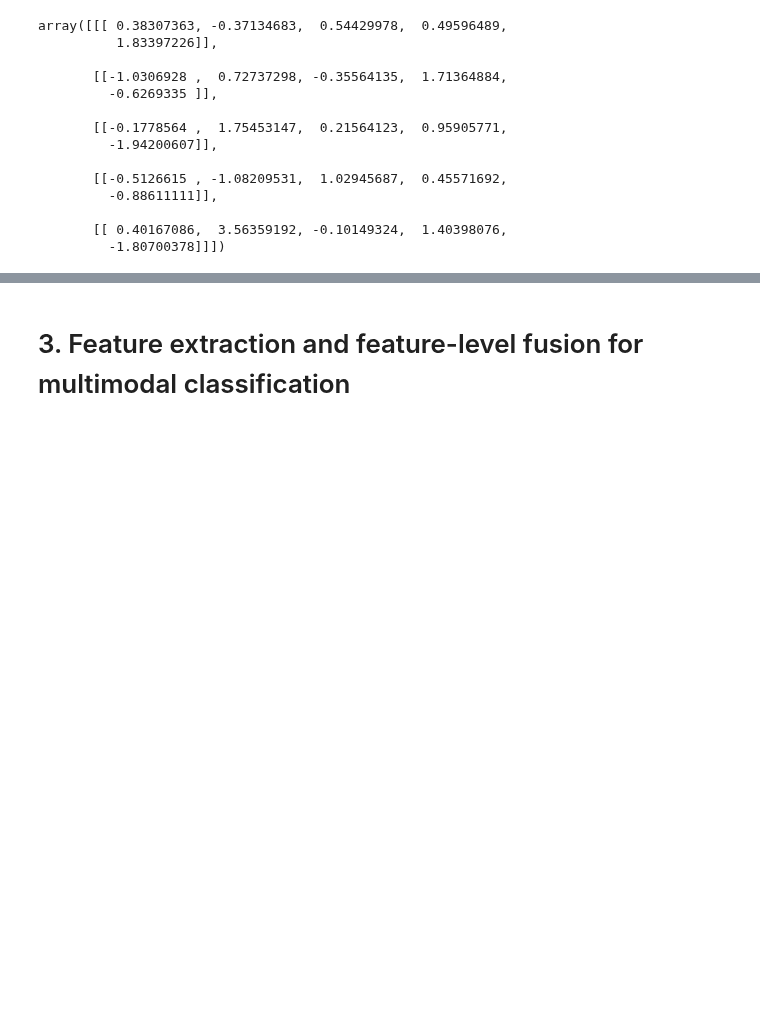
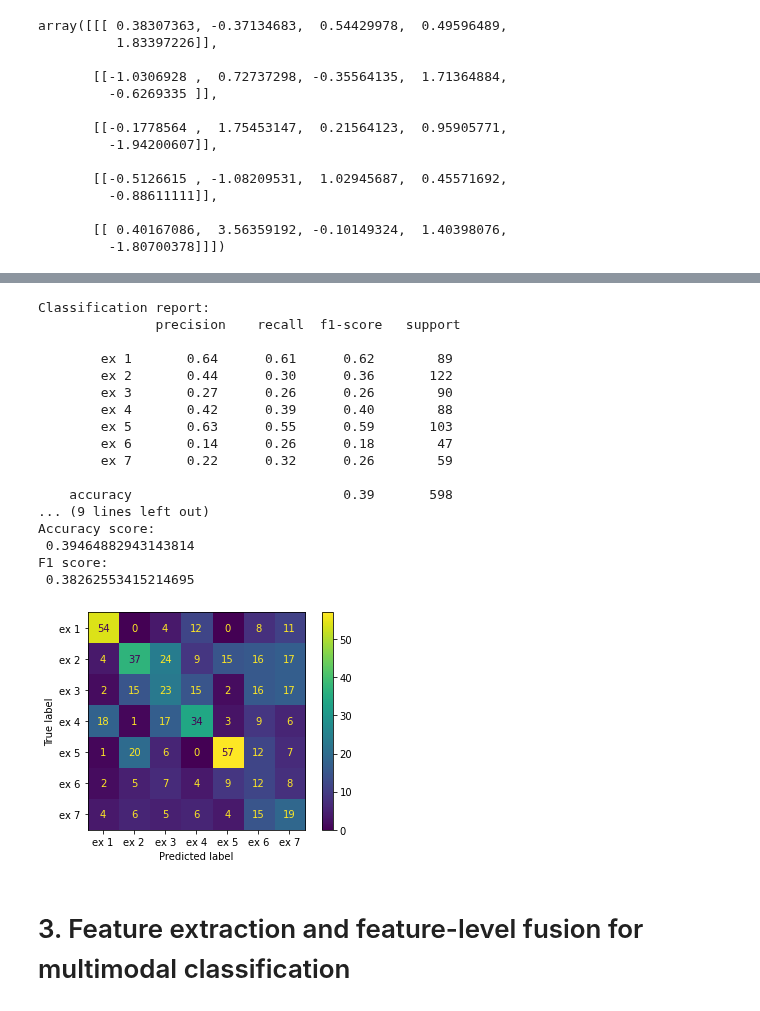
Before and after one commit to anushaihalapathirana/Multi_modal_data_fusion, a Jupyter notebook: project-work-MEx-classification.ipynb, the cells around one changed output, grey strips where cells are left out. Drawn from its saved outputs; the diff is of its cells as text; code cells hidden in the pictures; blank space fills up the shorter version.

```diff
--- a/project-work-MEx-classification.ipynb
+++ b/project-work-MEx-classification.ipynb
@@ -776,36 +762,20 @@ def pair(x):
     new_df = np.dstack([x[0], x[1]])
     return new_df
 
-train_pca_lda_dc = [pair(x) for i,x in enumerate(zip(pca_train_dc['df_dc'],lda_train_dc['df_dc']))] # Combine PCA and LDA data to 3x10 (3x5+5) shape.
-train_pca_lda_dc = np.array(train_pca_lda_dc)
-test_pca_lda_dc = [pair(x) for i,x in enumerate(zip(pca_test_dc['df_dc'],lda_test_dc['df_dc']))]
-test_pca_lda_dc = np.array(test_pca_lda_dc)
+train_pca_lda_df = [pair(x) for i,x in enumerate(zip(pca_train_df['df_dc'],lda_train_df['df_dc']))] # Combine PCA and LDA data to 3x10 (3x5+5) shape.
+train_pca_lda_df = np.array(train_pca_lda_df)
+test_pca_lda_df = [pair(x) for i,x in enumerate(zip(pca_test_df['df_dc'],lda_test_df['df_dc']))]
+test_pca_lda_df = np.array(test_pca_lda_df)
 
-
-###
-## FUSION and CLASSIFICATION
-###
-def compute_distance(testsample):
-    pca_distance = np.sum(np.sum(np.sum(np.square(testsample[:,:,0:5] - train_pca_lda_dc[:,:,:,0:5]),axis=2),axis=1), axis = 1)
-    lda_distance = np.sum(np.sum(np.sum(np.square(testsample[:,:,5:10] - train_pca_lda_dc[:,:,:,5:10]),axis=2),axis=1), axis=1)
+def compute_distance_dc(testsample):
+    pca_distance = np.sum(np.sum(np.sum(np.square(testsample[:,:,0:5] - train_pca_lda_df[:,:,:,0:5]),axis=2),axis=1), axis = 1)
+    lda_distance = np.sum(np.sum(np.sum(np.square(testsample[:,:,5:10] - train_pca_lda_df[:,:,:,5:10]),axis=2),axis=1), axis=1)
     pca_distance = scale_distance(pca_distance)
     lda_distance = scale_distance(lda_distance)
     return [pca_distance, lda_distance]
 
-
-# TODO. remove the function- duplicate
-def scale_distance(distance):
-    scaled_distance = (distance - np.min(distance)) / (np.max(distance) - np.min(distance))
-    return scaled_distance
-
-# TODO. remove the function- duplicate
-def fuse_average(dists):
-    fused_avg = (dists[0]+dists[1]) / 2
-    return fused_avg
-
 def classify(fused_avg):
-    class_prediction = lda_train_dc['exercise_id'][np.argmin(fused_avg)]
+    class_prediction = lda_train_df['exercise_id'][np.argmin(fused_avg)]
     return class_prediction
 
-
-test_y_dc = [classify(fuse_average(compute_distance(x))) for i,x in enumerate(test_pca_lda_dc)]
+test_predictions = [classify(fuse_average(compute_distance_dc(x))) for i,x in enumerate(test_pca_lda_df)]
@@ -857,3 +782,29 @@ F1 score:
+# %%
+from sklearn import metrics
+
+stats_and_cf(test_predictions, test_set['exercise_id'].to_numpy())
+
+### End of task 2.2
+### Your code ends here ###
+# %% [output]
+Classification report:
+               precision    recall  f1-score   support
+
+        ex 1       0.64      0.61      0.62        89
+        ex 2       0.44      0.30      0.36       122
+        ex 3       0.27      0.26      0.26        90
+        ex 4       0.42      0.39      0.40        88
+        ex 5       0.63      0.55      0.59       103
+        ex 6       0.14      0.26      0.18        47
+        ex 7       0.22      0.32      0.26        59
+
+    accuracy                           0.39       598
+... (9 lines left out)
+Accuracy score:
+ 0.39464882943143814
+F1 score:
+ 0.38262553415214695
+[figure, added]
 # %% [markdown]
 # 3. Feature extraction and feature-level fusion for multimodal classification
 # %% [markdown]
```
Also changed, not shown: parts of 20 cells of this notebook.
